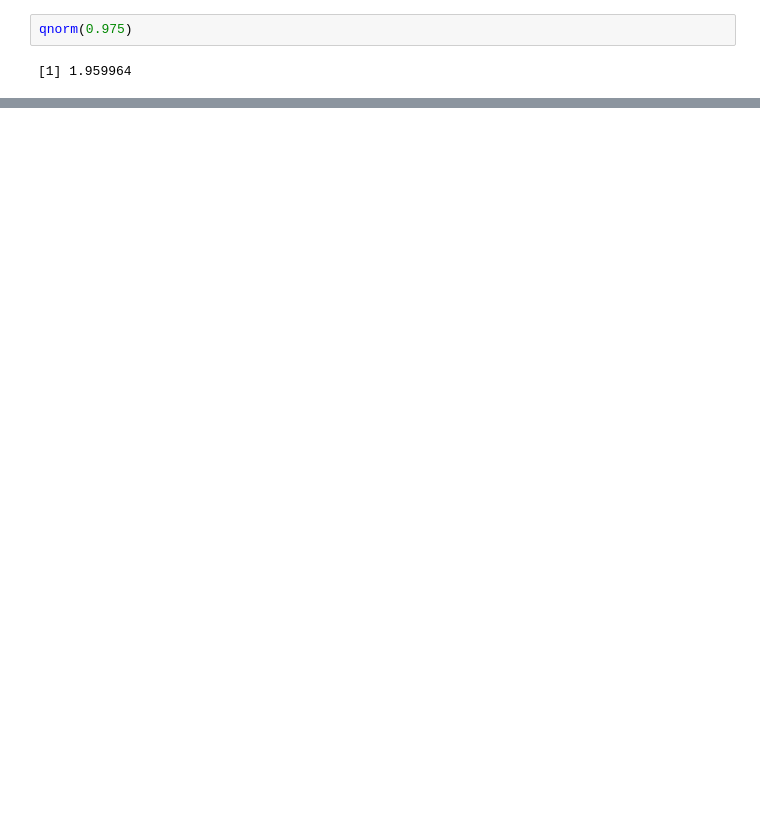
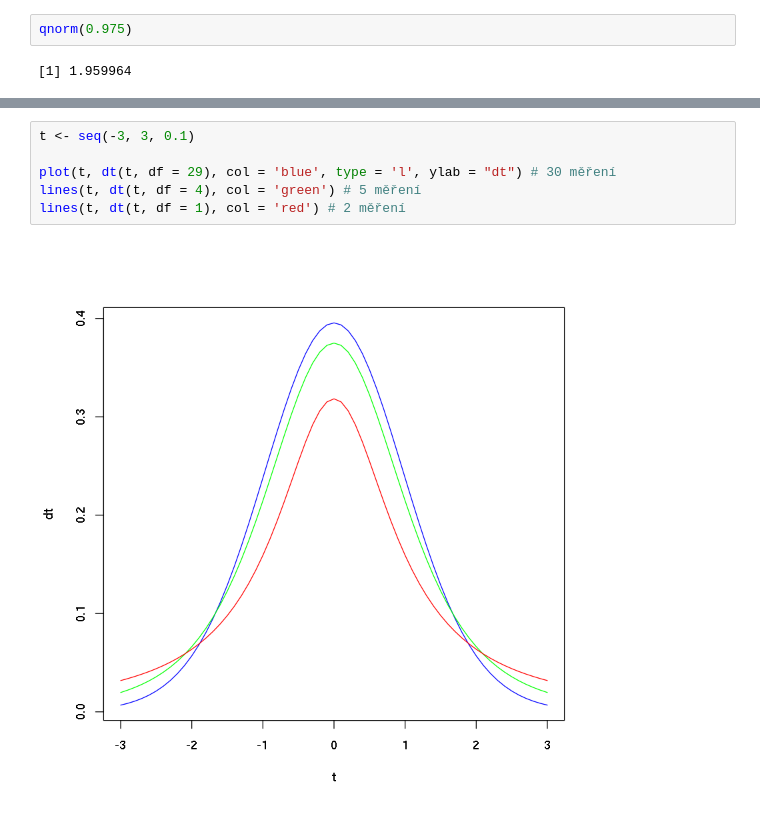
Before and after one commit to lich-uct/r_tutorial, a Jupyter notebook: 07/07.ipynb, the cells around one changed output, grey strips where cells are left out. Saved outputs shown, nothing was run; the diff lists cells and outputs as text; blank space fills up the shorter version.

```diff
--- a/07/07.ipynb
+++ b/07/07.ipynb
@@ -201,0 +216,8 @@ Výpočet intervalu spolehlivosti v případě Alberotvých měření je tedy na
+# %%
+t <- seq(-3, 3, 0.1)
+
+plot(t, dt(t, df = 29), col = 'blue', type = 'l', ylab = "dt") # 30 měření
+lines(t, dt(t, df = 4), col = 'green') # 5 měření
+lines(t, dt(t, df = 1), col = 'red') # 2 měření
+# %% [output]
+[figure, added]
```
Also changed, not shown: parts of 19 cells of this notebook.
